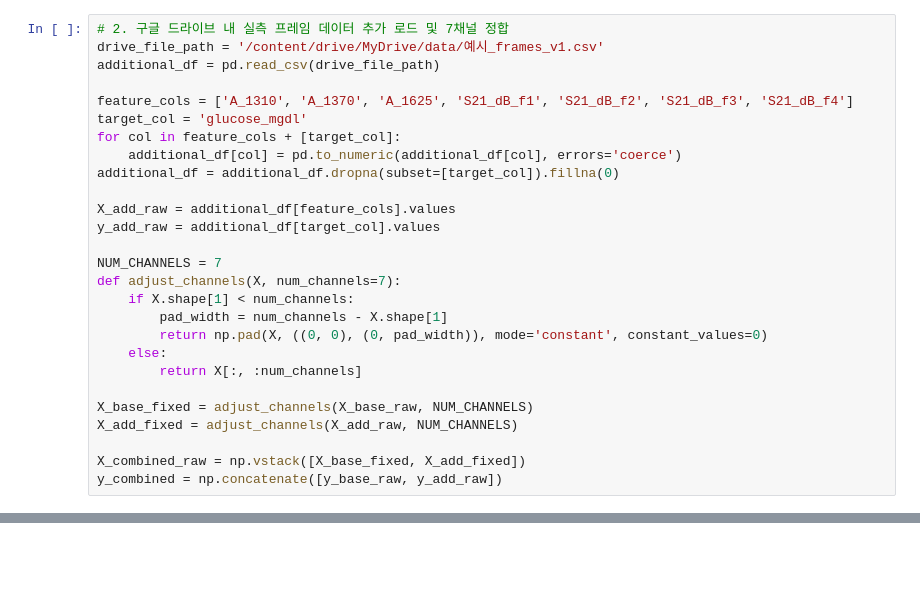
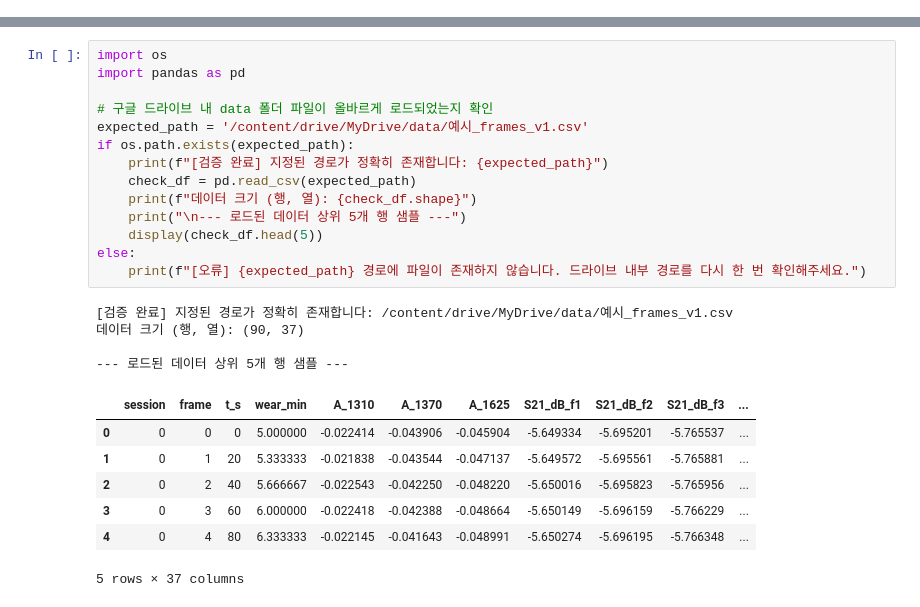
Before and after one commit to jianlee1111/HY-MATCH, a Jupyter notebook: ai_model/notebooks/colab_training_pipeline.ipynb, the cells around one changed output, grey strips where cells are left out. Saved outputs shown, nothing was run; the diff lists cells and outputs as text; blank space fills up the shorter version.

Commit message:
Fix errors on model

```diff
--- a/ai_model/notebooks/colab_training_pipeline.ipynb
+++ b/ai_model/notebooks/colab_training_pipeline.ipynb
@@ -46,27 +0,0 @@ y_base_raw = base_df_cleaned.iloc[:, -1].values
-# %%
-# 2. 구글 드라이브 내 실측 프레임 데이터 추가 로드 및 7채널 정합
-drive_file_path = '/content/drive/MyDrive/data/예시_frames_v1.csv'
-additional_df = pd.read_csv(drive_file_path)
-
-feature_cols = ['A_1310', 'A_1370', 'A_1625', 'S21_dB_f1', 'S21_dB_f2', 'S21_dB_f3', 'S21_dB_f4']
-target_col = 'glucose_mgdl'
-for col in feature_cols + [target_col]:
-    additional_df[col] = pd.to_numeric(additional_df[col], errors='coerce')
-additional_df = additional_df.dropna(subset=[target_col]).fillna(0)
-
-X_add_raw = additional_df[feature_cols].values
-y_add_raw = additional_df[target_col].values
-
-NUM_CHANNELS = 7
-def adjust_channels(X, num_channels=7):
-    if X.shape[1] < num_channels:
-        pad_width = num_channels - X.shape[1]
-        return np.pad(X, ((0, 0), (0, pad_width)), mode='constant', constant_values=0)
-    else:
-        return X[:, :num_channels]
-
-X_base_fixed = adjust_channels(X_base_raw, NUM_CHANNELS)
-X_add_fixed = adjust_channels(X_add_raw, NUM_CHANNELS)
-
-X_combined_raw = np.vstack([X_base_fixed, X_add_fixed])
-y_combined = np.concatenate([y_base_raw, y_add_raw])
@@ -72,0 +87,26 @@ y_combined = np.concatenate([y_base_raw, y_add_raw])
+# %%
+import os
+import pandas as pd
+
+# 구글 드라이브 내 data 폴더 파일이 올바르게 로드되었는지 확인
+expected_path = '/content/drive/MyDrive/data/예시_frames_v1.csv'
+if os.path.exists(expected_path):
+    print(f"[검증 완료] 지정된 경로가 정확히 존재합니다: {expected_path}")
+    check_df = pd.read_csv(expected_path)
+    print(f"데이터 크기 (행, 열): {check_df.shape}")
+    print("\n--- 로드된 데이터 상위 5개 행 샘플 ---")
+    display(check_df.head(5))
+else:
+    print(f"[오류] {expected_path} 경로에 파일이 존재하지 않습니다. 드라이브 내부 경로를 다시 한 번 확인해주세요.")
+# %% [output]
+[검증 완료] 지정된 경로가 정확히 존재합니다: /content/drive/MyDrive/data/예시_frames_v1.csv
+데이터 크기 (행, 열): (90, 37)
+
+--- 로드된 데이터 상위 5개 행 샘플 ---
+|  | session | frame | t_s | wear_min | A_1310 | A_1370 | A_1625 | S21_dB_f1 | S21_dB_f2 | S21_dB_f3 | ... |
+| 0 | 0 | 0 | 0 | 5.000000 | -0.022414 | -0.043906 | -0.045904 | -5.649334 | -5.695201 | -5.765537 | ... |
+| 1 | 0 | 1 | 20 | 5.333333 | -0.021838 | -0.043544 | -0.047137 | -5.649572 | -5.695561 | -5.765881 | ... |
+| 2 | 0 | 2 | 40 | 5.666667 | -0.022543 | -0.042250 | -0.048220 | -5.650016 | -5.695823 | -5.765956 | ... |
+| 3 | 0 | 3 | 60 | 6.000000 | -0.022418 | -0.042388 | -0.048664 | -5.650149 | -5.696159 | -5.766229 | ... |
+| 4 | 0 | 4 | 80 | 6.333333 | -0.022145 | -0.041643 | -0.048991 | -5.650274 | -5.696195 | -5.766348 | ... |
+5 rows × 37 columns
```
Also changed, not shown: parts of 20 cells of this notebook, 4 other files.
